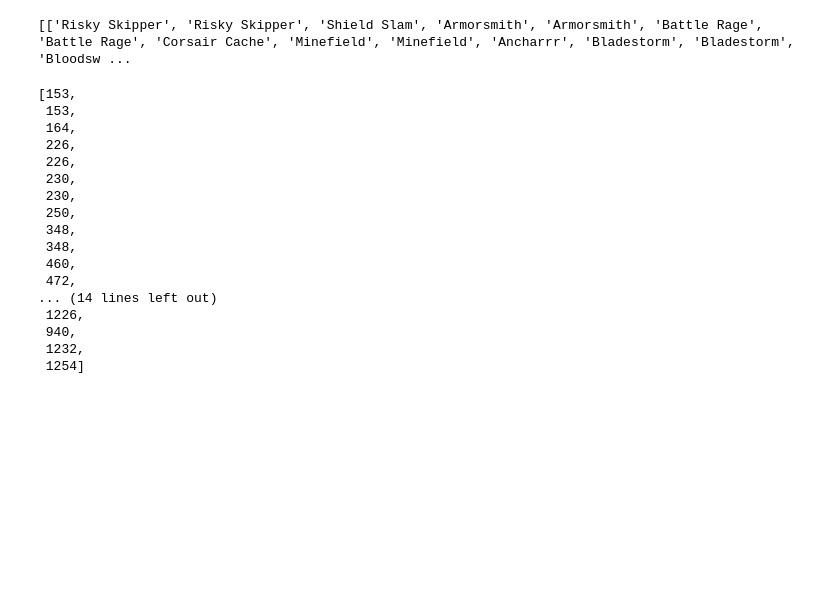
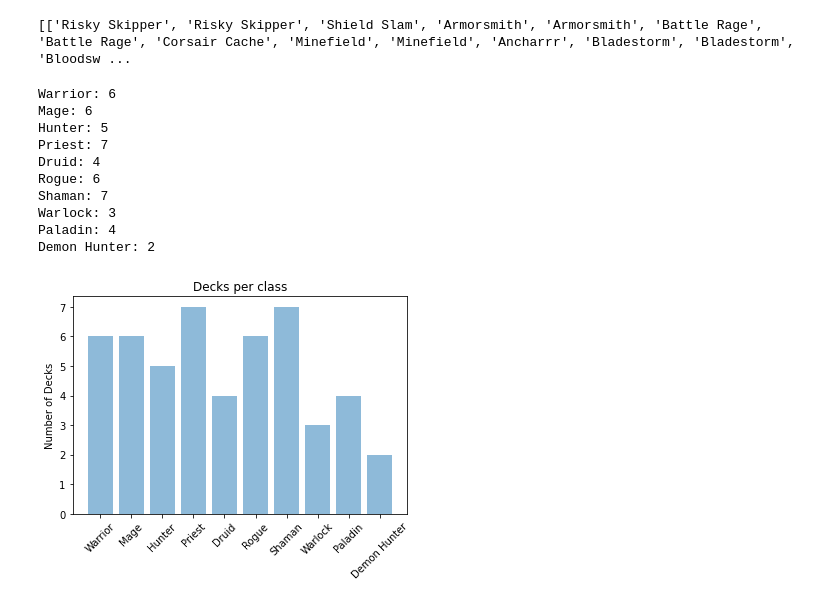
Before and after one commit to CallumRbrts/Hearthstone-deck-building-ai, a Jupyter notebook: HS-AI.ipynb, the cells around one changed output. Saved outputs shown, nothing was run; the diff lists cells and outputs as text; code cells hidden in the pictures; blank space fills up the shorter version.

Commit message:
added filter system to add decks to gan based on chosen class

```diff
--- a/HS-AI.ipynb
+++ b/HS-AI.ipynb
@@ -401,7 +380,7 @@ pd.DataFrame(collected_decks, columns=['cards', 'class']).to_csv("collected_deck
 pd.DataFrame(collected_decks_vectored, columns=['cards', 'class']).to_csv("collected_decks_vectored.csv",index=False)
 
 
-
+#reads a csv of vectored decks and returns a list of decks converted from vector to text
 def read_vector_decks(file):
     df = pd.read_csv(file)
     cards_from_csv = df['cards']
@@ -417,8 +396,8 @@ def read_vector_decks(file):
     final = concatenate_deck_class(converted_decks, class_from_csv)
     return final
 
-result = read_vector_decks("collected_decks_vectored.csv")
-print(result[0])
+deck_list = read_vector_decks("collected_decks_vectored.csv")
+print(deck_list[0])
 
 #c = cards_from_csv[0].replace("[","")
 #c = c.replace("]","")
@@ -433,24 +412,47 @@ print(result[0])
 #new_df = deck_to_vector(df['cards'][0])
 # %% [output]
 [['Risky Skipper', 'Risky Skipper', 'Shield Slam', 'Armorsmith', 'Armorsmith', 'Battle Rage', 'Battle Rage', 'Corsair Cache', 'Minefield', 'Minefield', 'Ancharrr', 'Bladestorm', 'Bladestorm', 'Bloodsw ...
-# %%
-test = deck_to_vector(collected_decks[0][0])
-test
-# %% [output]
-[153,
- 153,
- 164,
- 226,
- 226,
- 230,
- 230,
- 250,
- 348,
- 348,
- 460,
- 472,
-... (14 lines left out)
- 1226,
- 940,
- 1232,
- 1254]
+# %%
+classes = ['Warrior', 'Mage', 'Hunter', 'Priest', 'Druid', 'Rogue', 'Shaman', 'Warlock', 'Paladin', 'Demon Hunter']
+
+class_dictionary = {}
+
+def filter_class(class_):
+    filtered_decks = []
+    for deck in deck_list:
+        if deck[1] == class_:
+            filtered_decks.append(deck)
+    return filtered_decks
+
+for class_ in classes:
+    class_dictionary[class_] = filter_class(class_)
+    #print(filtered_decks)
+# %%
+import numpy as np
+import matplotlib.pyplot as plt
+
+performance = []
+#number of decks of each class
+for class_ in classes:
+    performance.append(len(class_dictionary[class_]))
+    print(class_ + ": " + str(len(class_dictionary[class_])))
+
+
+y_pos = np.arange(len(classes))
+plt.bar(y_pos, performance, align="center", alpha=0.5)
+plt.xticks(y_pos, classes, rotation = 45)
+plt.ylabel('Number of Decks')
+plt.title('Decks per class')
+plt.show()
+# %% [output]
+Warrior: 6
+Mage: 6
+Hunter: 5
+Priest: 7
+Druid: 4
+Rogue: 6
+Shaman: 7
+Warlock: 3
+Paladin: 4
+Demon Hunter: 2
+[figure, added]
```
Also changed, not shown: parts of 3 cells of this notebook.
